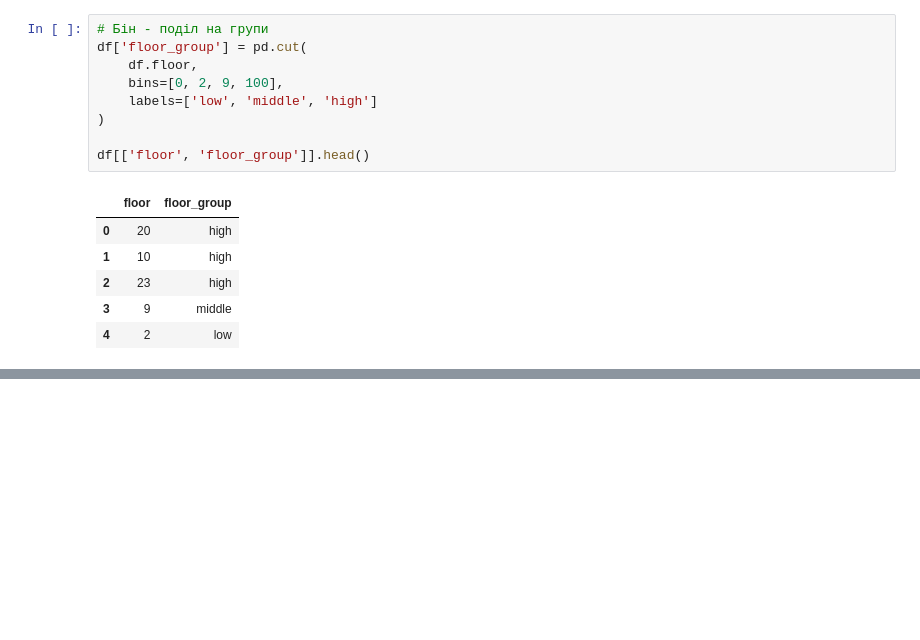
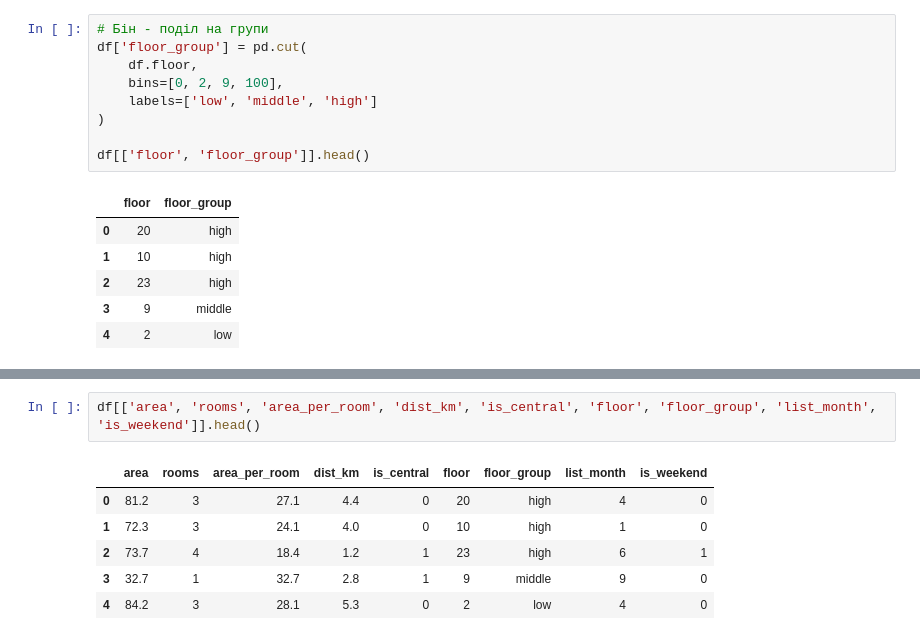
Before and after one commit to KsiuTretyakova/DTA-2026, a Jupyter notebook: ML/ML_feature_engineering_categorical_features.ipynb, the cells around one changed output, grey strips where cells are left out. Drawn from its saved outputs; the diff is of its cells as text; blank space fills up the shorter version.

```diff
--- a/ML/ML_feature_engineering_categorical_features.ipynb
+++ b/ML/ML_feature_engineering_categorical_features.ipynb
@@ -120,0 +133,9 @@ df[['floor', 'floor_group']].head()
+# %%
+df[['area', 'rooms', 'area_per_room', 'dist_km', 'is_central', 'floor', 'floor_group', 'list_month', 'is_weekend']].head()
+# %% [output]
+|  | area | rooms | area_per_room | dist_km | is_central | floor | floor_group | list_month | is_weekend |
+| 0 | 81.2 | 3 | 27.1 | 4.4 | 0 | 20 | high | 4 | 0 |
+| 1 | 72.3 | 3 | 24.1 | 4.0 | 0 | 10 | high | 1 | 0 |
+| 2 | 73.7 | 4 | 18.4 | 1.2 | 1 | 23 | high | 6 | 1 |
+| 3 | 32.7 | 1 | 32.7 | 2.8 | 1 | 9 | middle | 9 | 0 |
+| 4 | 84.2 | 3 | 28.1 | 5.3 | 0 | 2 | low | 4 | 0 |
```
Also changed, not shown: parts of 11 cells of this notebook.
